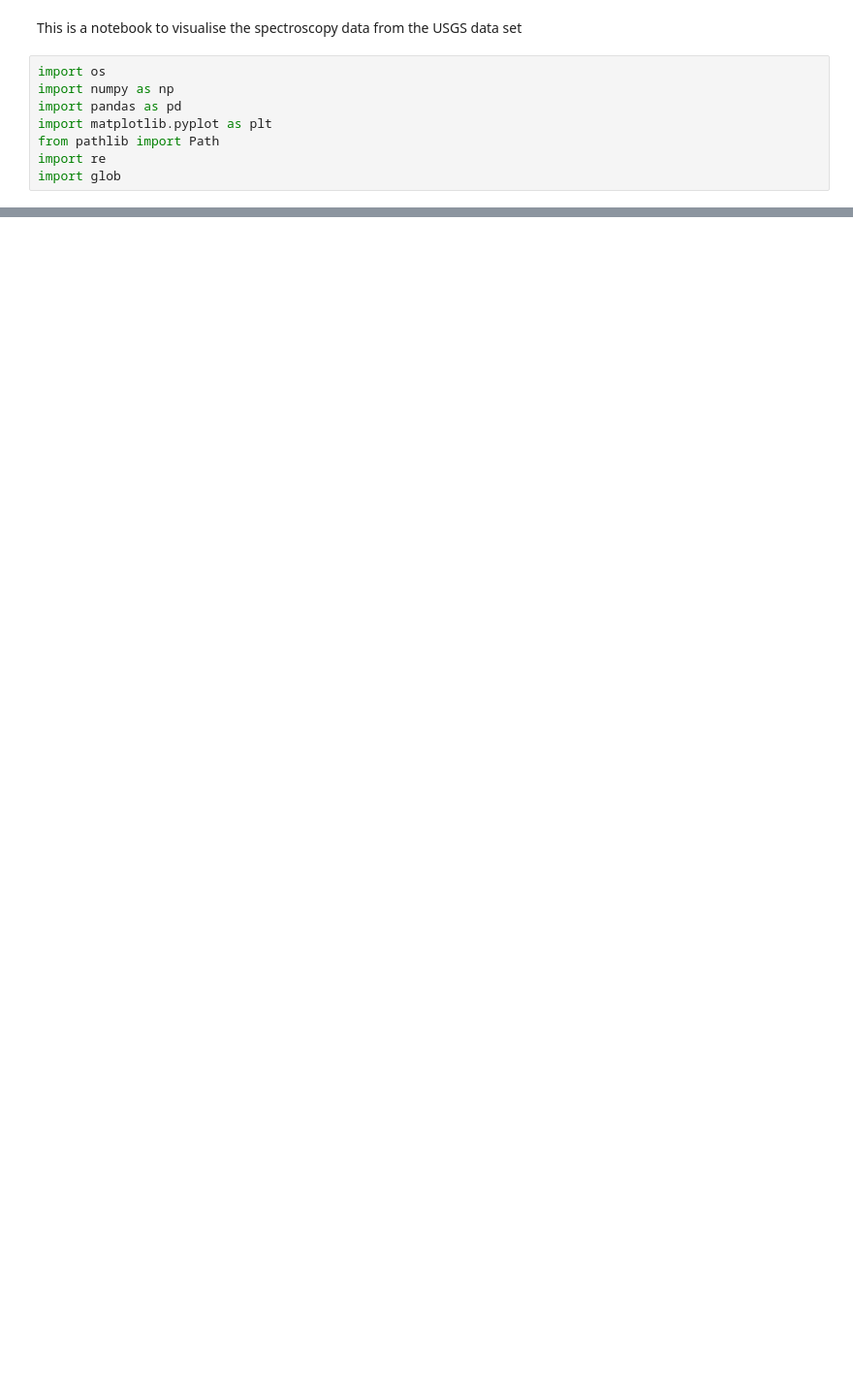
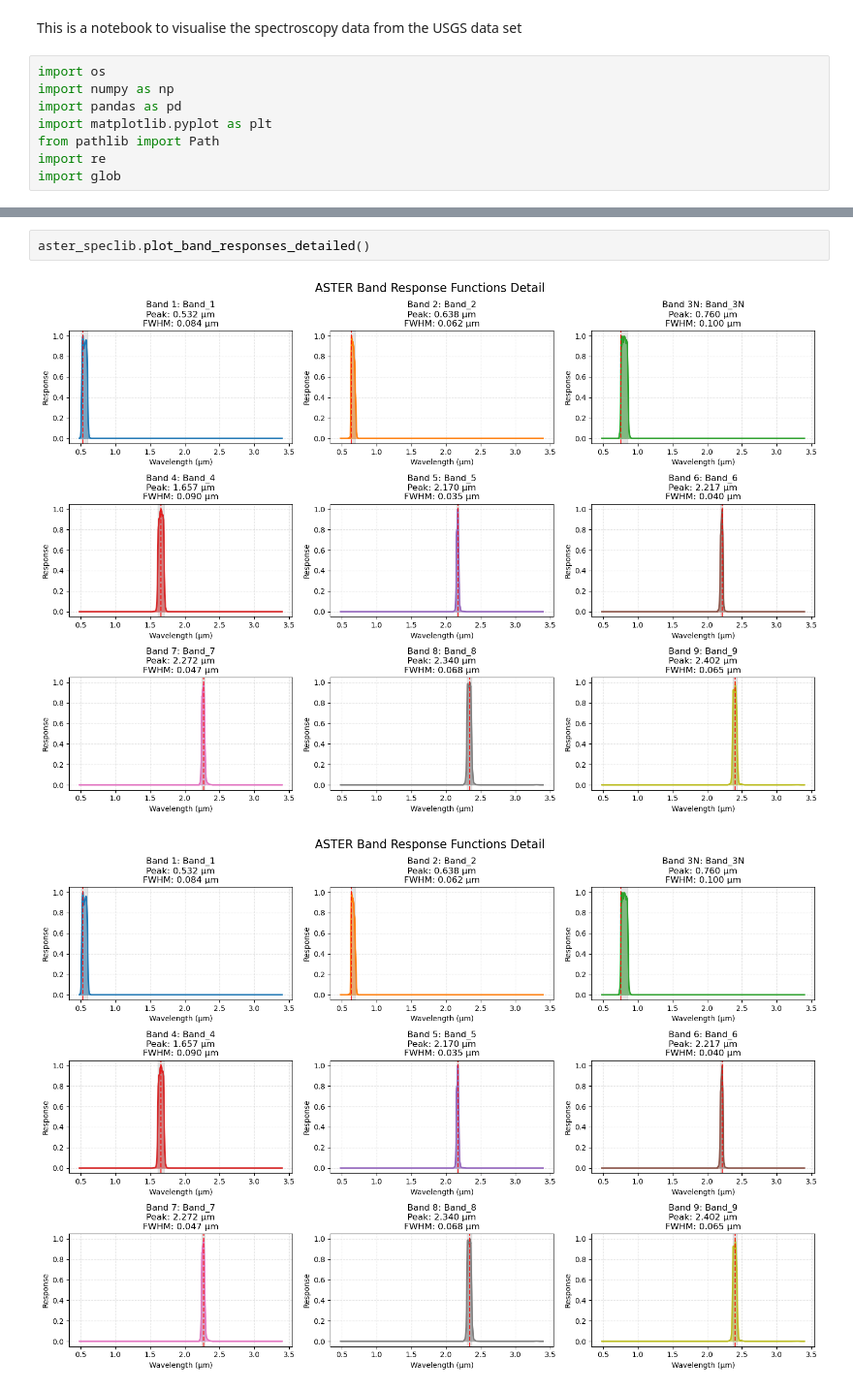
Before and after one commit to Skylar-TyZhang/EX-spec, a Jupyter notebook: spectral_lib_ascii.ipynb, the cells around one changed output, grey strips where cells are left out. Shown at 97% size. Cells and saved outputs as stored; diff of their text form; blank space fills up the shorter version.

```diff
--- a/spectral_lib_ascii.ipynb
+++ b/spectral_lib_ascii.ipynb
@@ -515,0 +634,5 @@ class USGSSatelliteSpectra:
+# %%
+aster_speclib.plot_band_responses_detailed()
+# %% [output]
+[figure, added]
+[figure, added]
```
Also changed, not shown: parts of 8 cells of this notebook.
